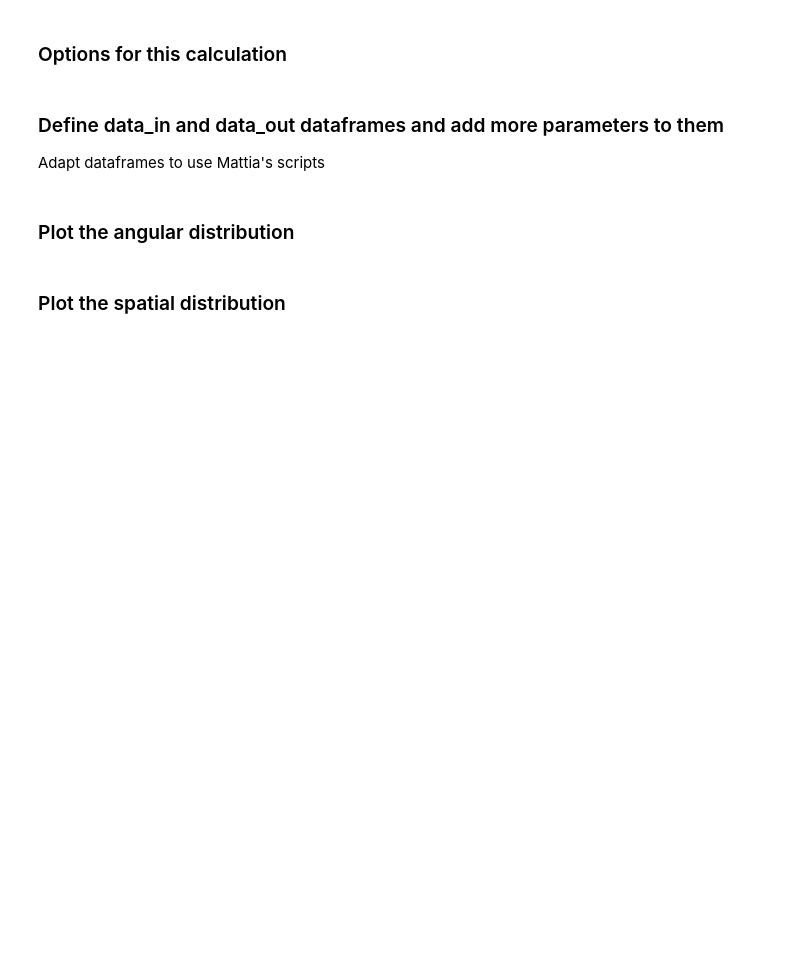
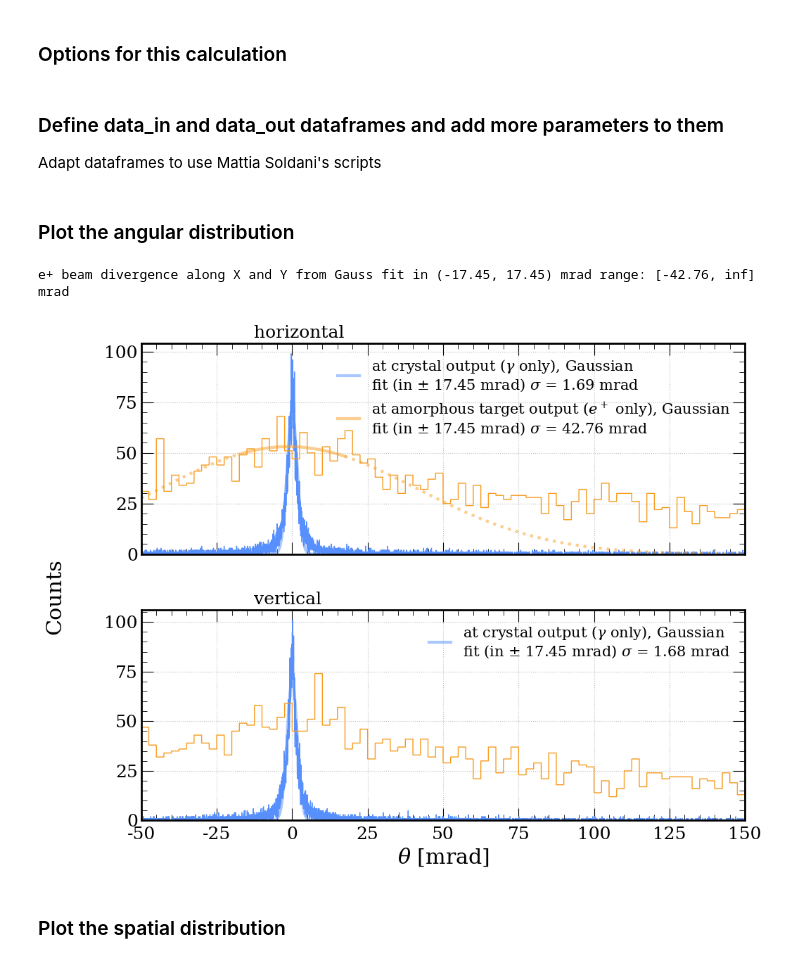
Before and after one commit to paternog/PositronSource, a Jupyter notebook: analysis_scripts/PS_G4_file_analysis.ipynb, the cells around one changed output. Drawn from its saved outputs; the diff is of its cells as text; code cells hidden in the pictures; blank space fills up the shorter version.

Commit message:
improved analysis_scripts

```diff
--- a/analysis_scripts/PS_G4_file_analysis.ipynb
+++ b/analysis_scripts/PS_G4_file_analysis.ipynb
@@ -65,12 +65,14 @@ pd.options.mode.chained_assignment = None
 #path = "/home/paterno/geant4-apps/PositronSource-build/output/results_6GeV_sigma0.5mm_W9-15mm_crystalline_gp/"
 #name = "output_6GeV_W12.0mm_crystalline_mis0.000rad_pot0.050A"
 
+#path = "C:/DATI/Geant4/PositronSource-build/output/test_G4_v2_2.86GeV/"
 #path = "/home/paterno/geant4-apps/PositronSource-build/output/test_G4_v2_2.86GeV/"
+path = "C:/DATI/Geant4/PositronSource-build/output/test_ch5/"
+#path = "/home/paterno/geant4-apps/PositronSource-build/output/test_ch5/"
 #name = "output_2.86GeV_W15.0mm_conventional"
 #name = "output_2.86GeV_W12.0mm_crystalline_mis0.000rad_pot0.050A"
-
-path = "/home/paterno/geant4_workdir/PositronSource-build/output/"
-name = "output_2.86GeV_W1.50mm_D0.1cm_target10.50mm"
+name = "output_6GeV_W2.0mm_conv8.0mm_D50cm"
+conv_th = 8.0 #mm
 
 #path = "/home/paterno/geant4-apps/PositronSource-build/output/thin_crystal/"
 #name = "output_2.86GeV_W0.1mm_crystalline_mis0.000rad_pot0.050A"
@@ -219,7 +248,11 @@ if df_conv_out.shape[0] > 0 :
 from scipy.optimize import curve_fit
 from matplotlib.colors import LogNorm
 
-import succolib as sl #Mattia's package (install it with: pip install succolib)
+#import succolib as sl #Mattia Soldani's package (install it with: pip install succolib)
+
+def gaussian(x, a, b, c):
+    import numpy as np
+    return a*np.exp(-np.power(x - b, 2)/(2*np.power(c, 2)))
 
 ### Set plot style ###
 import mplhep as hep
@@ -241,7 +274,7 @@ MomentumCut = 5 #MeV
 # %% [markdown]
 ### Define data_in and data_out dataframes and add more parameters to them
 
-Adapt dataframes to use Mattia's scripts
+Adapt dataframes to use Mattia Soldani's scripts
 # %%
 if df_rad_out.shape[0] > 0:
     data_in = df_rad_out.copy()
@@ -306,16 +339,25 @@ if len(data_in) > 0:
         hist = ax[i].hist(series[i], bins=15000, range=(-200, 200), histtype="step", color="C0")
         x, y = hist[1][:-1]+0.5*abs(hist[1][1]-hist[1][0]), hist[0]
         x, y = x[(x>-fitrange_ang) & (x<fitrange_ang)], y[(x>-fitrange_ang) & (x<fitrange_ang)]
-        par, _ = curve_fit(sl.fGaus, x, y)
+        #par, _ = curve_fit(sl.fGaus, x, y)
+        try:
+            par, _ = curve_fit(f=gaussian, xdata=x, ydata=y, bounds=(-np.inf, np.inf))
+        except:
+            par = (1, 0, np.inf)
         xplot = np.linspace(-fitrange_ang, fitrange_ang, 200)
         xplot2 = np.linspace(-200, -fitrange_ang, 2000)
         xplot3 = np.linspace(fitrange_ang, 200, 2000)
         label = ("at crystal output"+r" ($\it{\gamma}$ only)" if inputType=="all" else \
                  "at amorphous target input"+r" ($\it{e}^-$ only)")+", Gaussian\n"+r"fit (in $\pm$ %.2f mrad)" % \
                  fitrange_ang+r" $\it{\sigma}$ = %.2f mrad" % abs(par[2])
-        ax[i].plot(xplot, sl.fGaus(xplot, *par), c="C0", alpha=0.5, label=label)
-        ax[i].plot(xplot2, sl.fGaus(xplot2, *par), c="C0", ls=":", alpha=0.5)
-        ax[i].plot(xplot3, sl.fGaus(xplot3, *par), c="C0", ls=":", alpha=0.5)
+        if abs(par[2]) < np.inf:
+            #ax[i].plot(xplot, sl.fGaus(xplot, *par), c="C0", alpha=0.5, label=label)
+            #ax[i].plot(xplot2, sl.fGaus(xplot2, *par), c="C0", ls=":", alpha=0.5)
+            #ax[i].plot(xplot3, sl.fGaus(xplot3, *par), c="C0", ls=":", alpha=0.5)
+            ax[i].plot(xplot, gaussian(xplot, *par), c="C0", alpha=0.5, label=label)
+            ax[i].plot(xplot2, gaussian(xplot2, *par), c="C0", ls=":", alpha=0.5)
+            ax[i].plot(xplot3, gaussian(xplot3, *par), c="C0", ls=":", alpha=0.5)
+
         divergenceIn[i] = abs(par[2])
         angleStdIn[i] = series[i].std()
 
@@ -326,37 +368,48 @@ if len(data_in) > 0:
         ax[i].grid(True)
 
 series = [data_out[(data_out.particle=="e+")].thx, data_out[(data_out.particle=="e+")].thy]
 for i in (0, 1):
     hist = ax[i].hist(series[i], bins=800, range=(-1000, 1000), histtype="step", color="C1")
     x, y = hist[1][:-1]+0.5*abs(hist[1][1]-hist[1][0]), hist[0]
     x, y = x[(x>-fitrange_ang) & (x<fitrange_ang)], y[(x>-fitrange_ang) & (x<fitrange_ang)]
-    par, _ = curve_fit(sl.fGaus, x, y)
+    #par, _ = curve_fit(sl.fGaus, x, y)
+    try:
+        par, _ = curve_fit(f=gaussian, xdata=x, ydata=y, bounds=(-np.inf, np.inf))
+    except:
+        par = (1, 0, np.inf)
     xplot = np.linspace(-fitrange_ang, fitrange_ang, 200)
     xplot2 = np.linspace(-200, -fitrange_ang, 2000)
     xplot3 = np.linspace(fitrange_ang, 200, 2000)
     label = "at amorphous target output"+r" ($\it{e}^+$ only)"+", Gaussian\n"+r"fit (in $\pm$ %.2f mrad)" % \
             fitrange_ang+r" $\it{\sigma}$ = %.2f mrad" % abs(par[2])
-    ax[i].plot(xplot, sl.fGaus(xplot, *par), c="C1", alpha=0.5, label=label)
-    ax[i].plot(xplot2, sl.fGaus(xplot2, *par), c="C1", ls=":", alpha=0.5)
-    ax[i].plot(xplot3, sl.fGaus(xplot3, *par), c="C1", ls=":", alpha=0.5)
+    if abs(par[2]) < np.inf:
+        #ax[i].plot(xplot, sl.fGaus(xplot, *par), c="C1", alpha=0.5, label=label)
+        #ax[i].plot(xplot2, sl.fGaus(xplot2, *par), c="C1", ls=":", alpha=0.5)
+        #ax[i].plot(xplot3, sl.fGaus(xplot3, *par), c="C1", ls=":", alpha=0.5)
+        ax[i].plot(xplot, gaussian(xplot, *par), c="C1", alpha=0.5, label=label)
+        ax[i].plot(xplot2, gaussian(xplot2, *par), c="C1", ls=":", alpha=0.5)
+        ax[i].plot(xplot3, gaussian(xplot3, *par), c="C1", ls=":", alpha=0.5)
     divergence[i] = abs(par[2])
     angleStd[i] = series[i].std()
 
     ax[i].set_yscale("linear")
     ax[i].set_xlim(ang_plot_lim)
     ax[i].set_title("                    "+("horizontal" if i==0 else "vertical"), loc="left")
     ax[i].legend(loc="upper right", fontsize="xx-small")
     ax[i].grid(True)
 
 fig.supylabel("Counts", fontsize="small")
 ax[1].set_xlabel(r"$\it{\theta}$ [mrad]")
 fig.tight_layout()
 
 if saveFigs:
     plt.savefig(outpath + 'eBeam_theta_distrib_' + purename + '.jpg')
 
 print("e+ beam divergence along X and Y from Gauss fit in (-%.2f, %.2f) mrad range: [-%.2f, %.2f] mrad" \
       % (fitrange_ang, fitrange_ang, divergence[0], divergence[1]))
+# %% [output]
+e+ beam divergence along X and Y from Gauss fit in (-17.45, 17.45) mrad range: [-42.76, inf] mrad
+[figure, added]
 # %% [markdown]
 ### Plot the spatial distribution
 # %%
```
Also changed, not shown: parts of 42 cells of this notebook, 3 other files.
